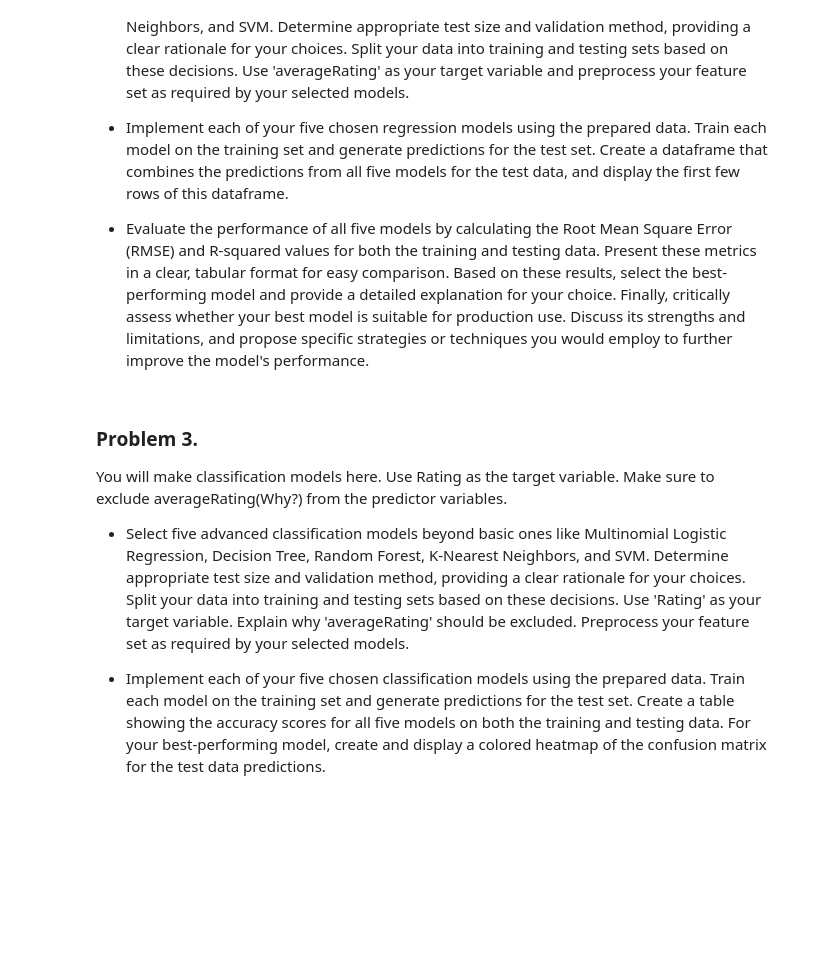
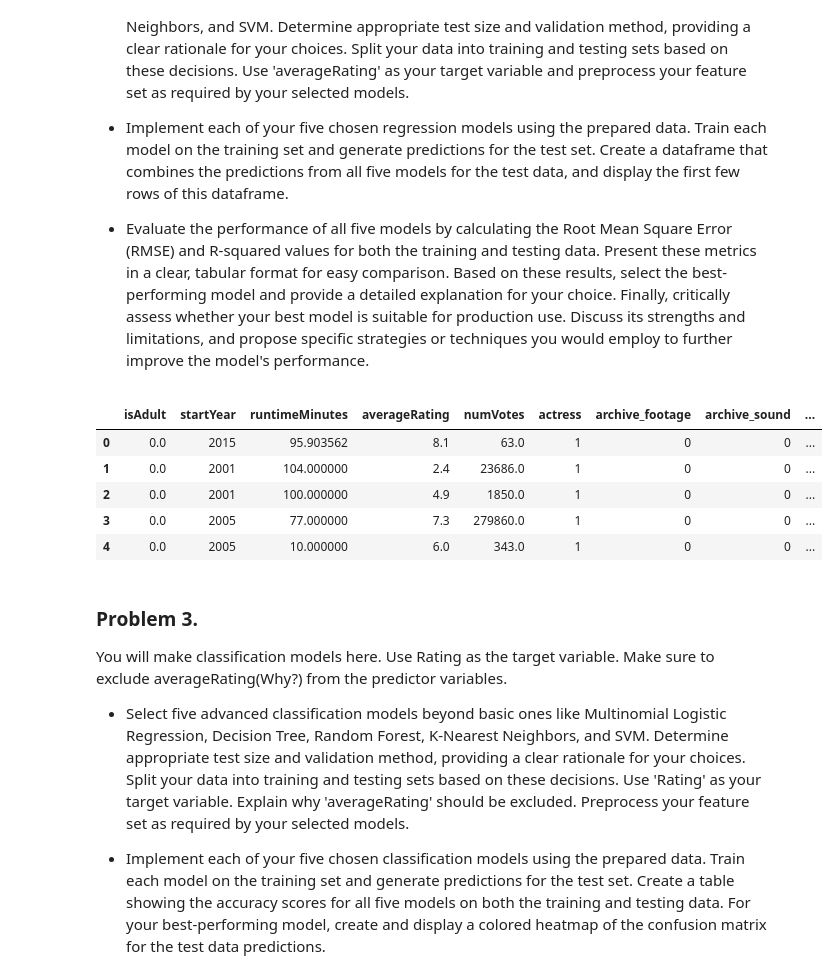
Before and after one commit to gabriel-ferreira-life/546_advanced_business_analytics, a Jupyter notebook: homework/homework_2/MIS5460_F24_HW2.ipynb, the cells around one changed output. Saved outputs shown, nothing was run; the diff lists cells and outputs as text; code cells hidden in the pictures; blank space fills up the shorter version.

```diff
--- a/homework/homework_2/MIS5460_F24_HW2.ipynb
+++ b/homework/homework_2/MIS5460_F24_HW2.ipynb
@@ -596,6 +778,24 @@ You will make regression models here using the cleaned data from problem 1. Use
 * Implement each of your five chosen regression models using the prepared data. Train each model on the training set and generate predictions for the test set. Create a dataframe that combines the predictions from all five models for the test data, and display the first few rows of this dataframe.
 
 * Evaluate the performance of all five models by calculating the Root Mean Square Error (RMSE) and R-squared values for both the training and testing data. Present these metrics in a clear, tabular format for easy comparison. Based on these results, select the best-performing model and provide a detailed explanation for your choice. Finally, critically assess whether your best model is suitable for production use. Discuss its strengths and limitations, and propose specific strategies or techniques you would employ to further improve the model's performance.
+# %%
+import pandas as pd
+import numpy as np
+import warnings
+warnings.filterwarnings('ignore')
+pd.set_option('display.max_columns', None)
+# %%
+data_loc = "/Users/gabrielvictorgomesferreira/Library/Mobile Documents/com~apple~CloudDocs/Work/ISU Classes/MIS 546 - Advanced Business Analytics/Data/"
+file_name = "newimdb_clean.csv"
+clean_df = pd.read_csv(data_loc + file_name)
+clean_df.head()
+# %% [output]
+|  | isAdult | startYear | runtimeMinutes | averageRating | numVotes | actress | archive_footage | archive_sound | ... |
+| 0 | 0.0 | 2015 | 95.903562 | 8.1 | 63.0 | 1 | 0 | 0 | ... |
+| 1 | 0.0 | 2001 | 104.000000 | 2.4 | 23686.0 | 1 | 0 | 0 | ... |
+| 2 | 0.0 | 2001 | 100.000000 | 4.9 | 1850.0 | 1 | 0 | 0 | ... |
+| 3 | 0.0 | 2005 | 77.000000 | 7.3 | 279860.0 | 1 | 0 | 0 | ... |
+| 4 | 0.0 | 2005 | 10.000000 | 6.0 | 343.0 | 1 | 0 | 0 | ... |
 # %% [markdown]
 ### Problem 3.
 You will make classification models here. Use Rating as the target variable. Make sure to exclude averageRating(Why?) from the predictor variables.
```
Also changed, not shown: parts of 35 cells of this notebook.
